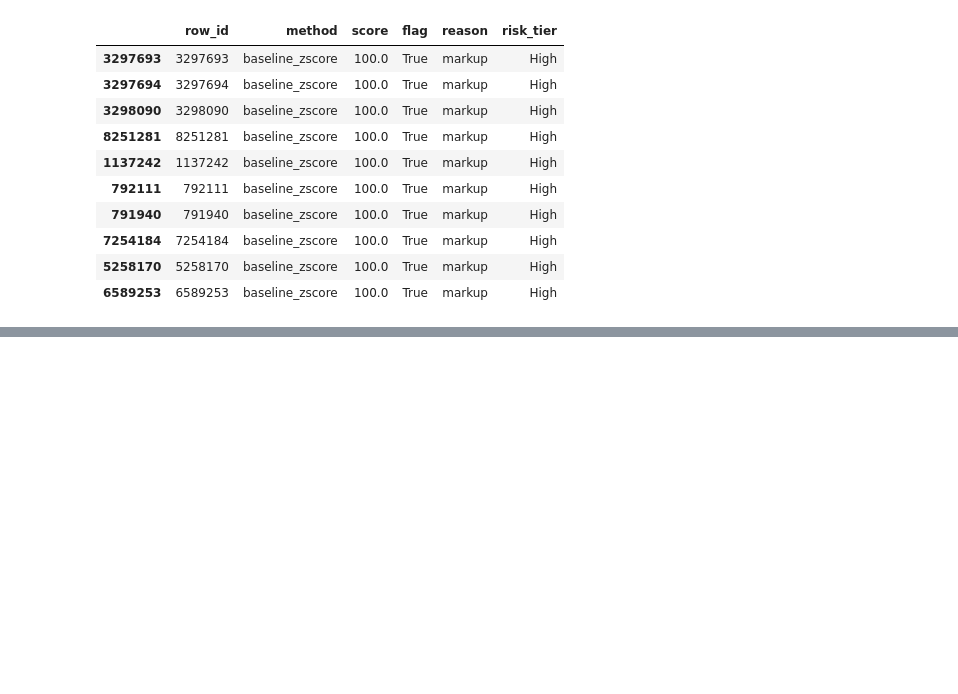
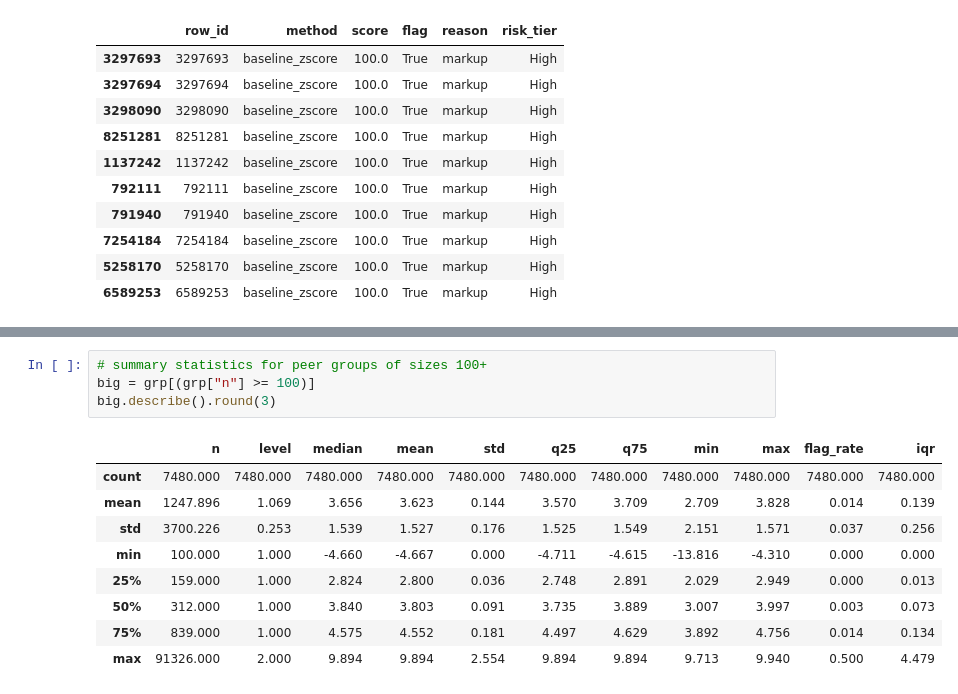
Before and after one commit to erikazoo/mbradd, a Jupyter notebook: baseline_features.ipynb, the cells around one changed output, grey strips where cells are left out. Cells and saved outputs as stored; diff of their text form; blank space fills up the shorter version.

```diff
--- a/baseline_features.ipynb
+++ b/baseline_features.ipynb
@@ -288,0 +336,14 @@ df.sort_values("baseline_raw", ascending=False)[["row_id", "baseline_raw", "reas
+# %%
+# summary statistics for peer groups of sizes 100+
+big = grp[(grp["n"] >= 100)]
+big.describe().round(3)
+# %% [output]
+|  | n | level | median | mean | std | q25 | q75 | min | max | flag_rate | iqr |
+| count | 7480.000 | 7480.000 | 7480.000 | 7480.000 | 7480.000 | 7480.000 | 7480.000 | 7480.000 | 7480.000 | 7480.000 | 7480.000 |
+| mean | 1247.896 | 1.069 | 3.656 | 3.623 | 0.144 | 3.570 | 3.709 | 2.709 | 3.828 | 0.014 | 0.139 |
+| std | 3700.226 | 0.253 | 1.539 | 1.527 | 0.176 | 1.525 | 1.549 | 2.151 | 1.571 | 0.037 | 0.256 |
+| min | 100.000 | 1.000 | -4.660 | -4.667 | 0.000 | -4.711 | -4.615 | -13.816 | -4.310 | 0.000 | 0.000 |
+| 25% | 159.000 | 1.000 | 2.824 | 2.800 | 0.036 | 2.748 | 2.891 | 2.029 | 2.949 | 0.000 | 0.013 |
+| 50% | 312.000 | 1.000 | 3.840 | 3.803 | 0.091 | 3.735 | 3.889 | 3.007 | 3.997 | 0.003 | 0.073 |
+| 75% | 839.000 | 1.000 | 4.575 | 4.552 | 0.181 | 4.497 | 4.629 | 3.892 | 4.756 | 0.014 | 0.134 |
+| max | 91326.000 | 2.000 | 9.894 | 9.894 | 2.554 | 9.894 | 9.894 | 9.713 | 9.940 | 0.500 | 4.479 |
```
Also changed, not shown: parts of 21 cells of this notebook.
